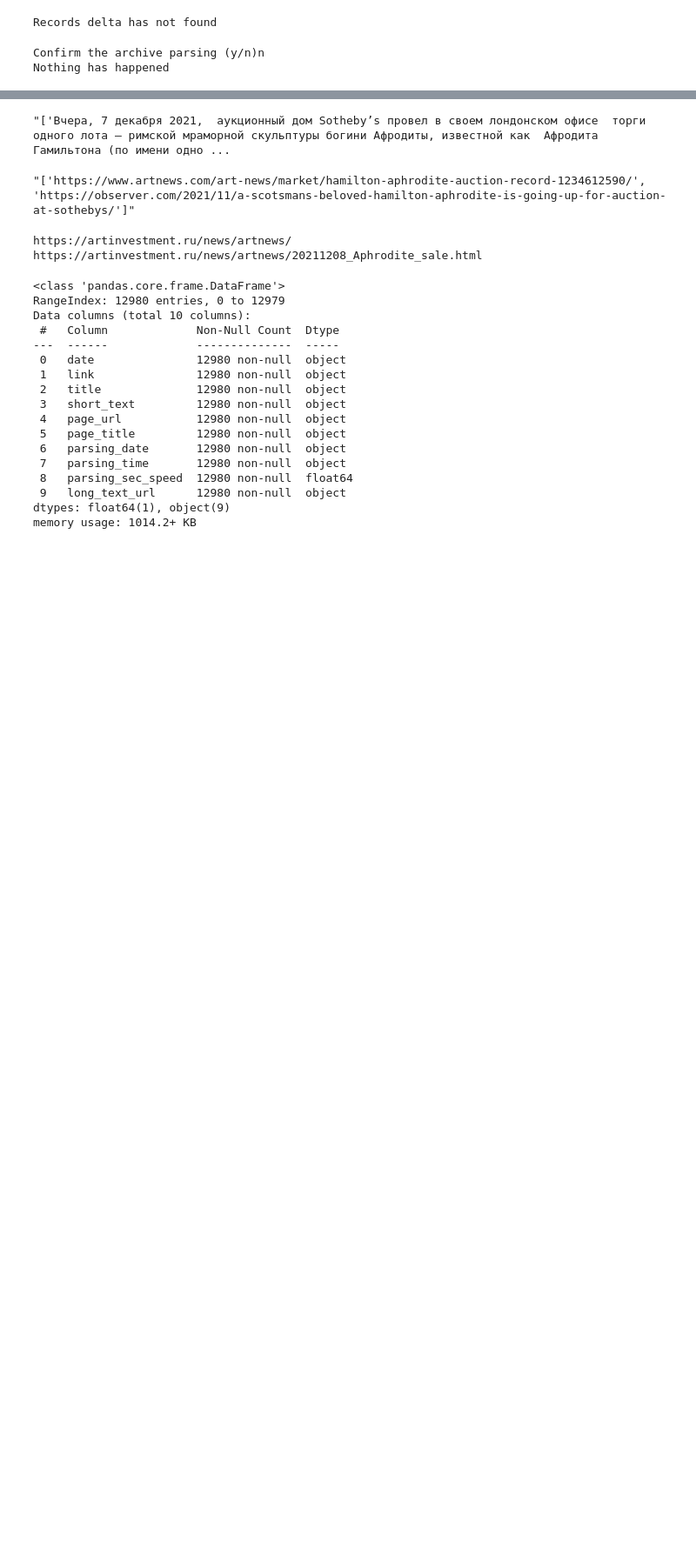
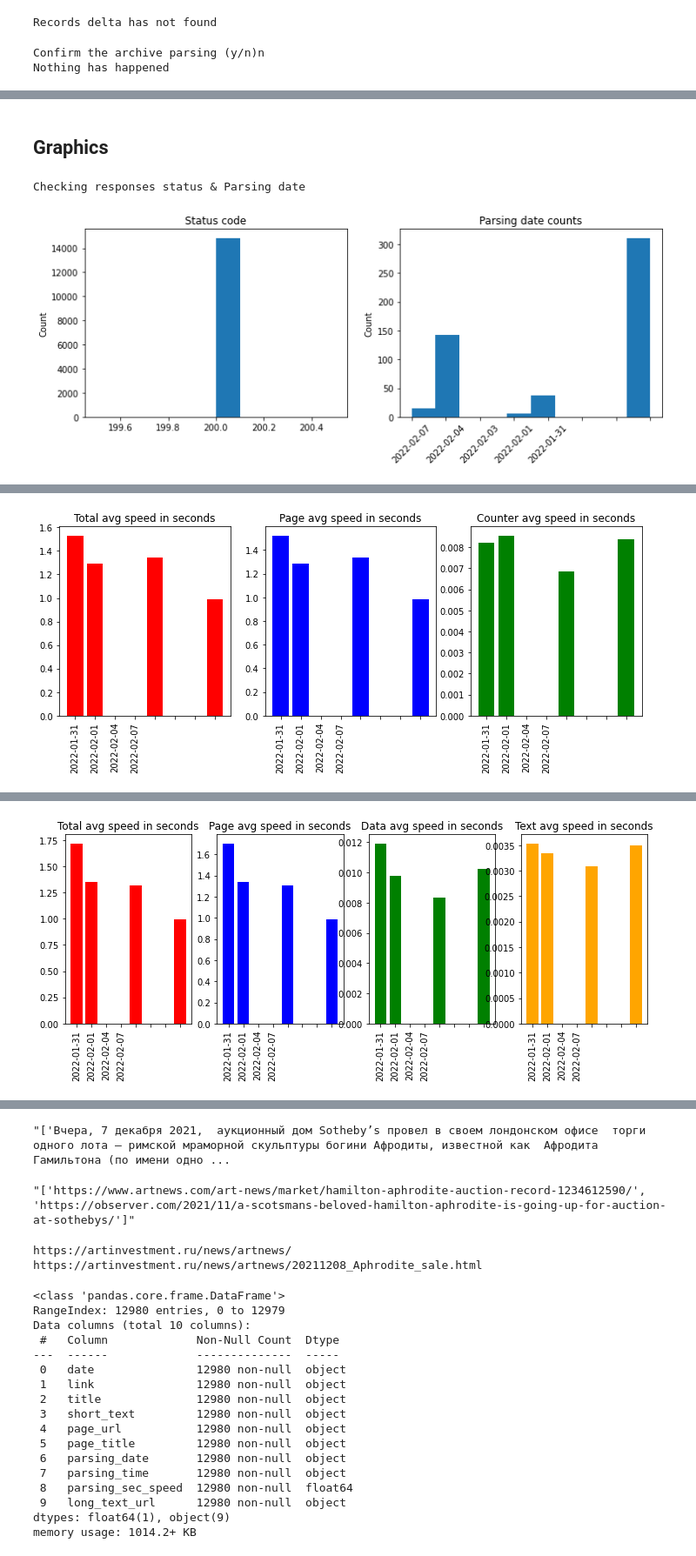
Before and after one commit to Bella151305/ArtProject, a Jupyter notebook: Parsing.ipynb, the cells around one changed output, grey strips where cells are left out. Shown at 87% size. Drawn from its saved outputs; the diff is of its cells as text; code cells hidden in the pictures; blank space fills up the shorter version.

```diff
--- a/Parsing.ipynb
+++ b/Parsing.ipynb
@@ -436,7 +502,7 @@ def date_transfomation(cell):
 16. get_graphics() -> - Drawing graphics
 # %%
 # 16. Drawing graphics
-def get_graphics():
+def get_stat_graphics():
   # 16.1 Checking responses status
   print('Checking responses status & Parsing date')
   print('')
@@ -518,25 +584,3 @@ def get_graphics():
   axes[3].set_title('Text avg speed in seconds')
 
   plt.show()
-
-  # 16.4 Articles counting
-  print('')
-  print('Articles counting')
-  print('')
-  # today for previouse day or for some days ago
-  new_data = artinvest_news_articles_w_text.loc[artinvest_news_articles_w_text['date']>=artinvest_news_articles_w_text['parsing_date'].unique()[1]]
-
-  fig = plt.figure()
-  axes = fig.add_axes([0,0,1,1])
-  axes.hist(new_data['page_title'])
-  axes.set_title('New articles')
-  axes.set_ylabel('Count')
-  axes.set_xticklabels(new_data['page_title'].unique(), rotation = 20)
-
-  plt.show()
-
-  print('')
-  print('New articles titles:')
-  print('')
-  for t in new_data['title']:
-    print(t)
@@ -748,0 +960,7 @@ artinvest_long_text_df = open_artinvest_long_text()
+# %% [markdown]
+## Graphics
+# %%
+get_stat_graphics() # 16. Drawing graphics
+# %% [output]
+Checking responses status & Parsing date
+[figure, added]
@@ -748,0 +968 @@ artinvest_long_text_df = open_artinvest_long_text()
+[figure, added]
@@ -748,0 +970 @@ artinvest_long_text_df = open_artinvest_long_text()
+[figure, added]
```
Also changed, not shown: parts of 72 cells of this notebook.
